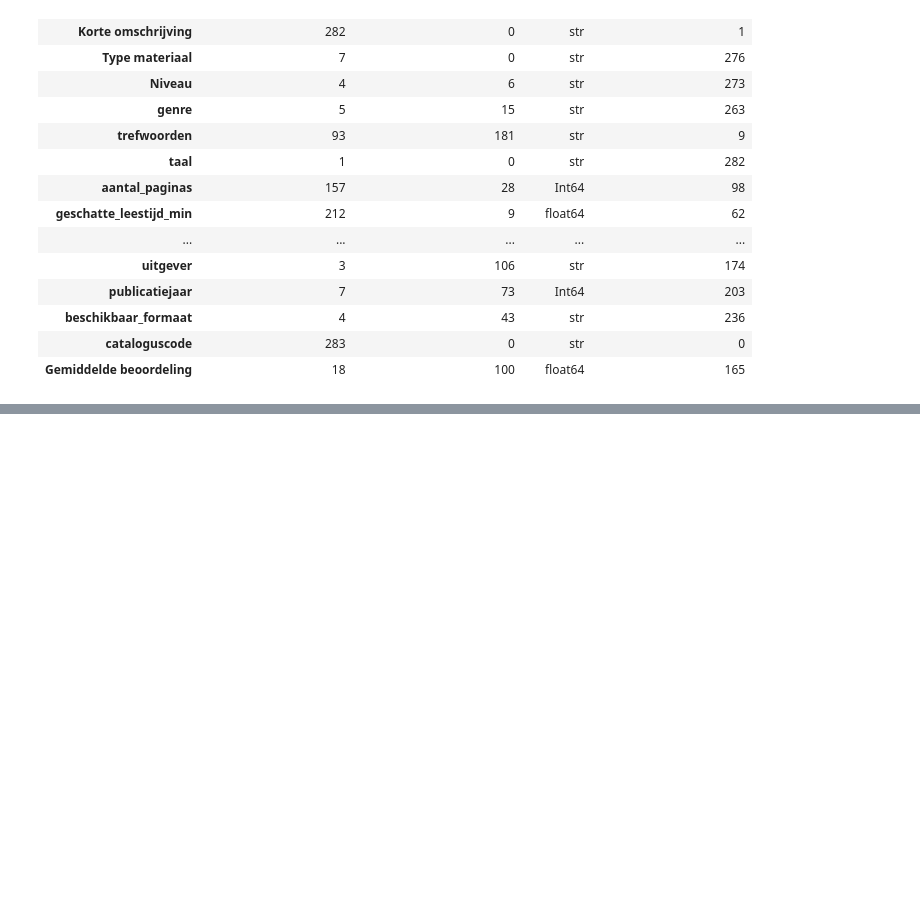
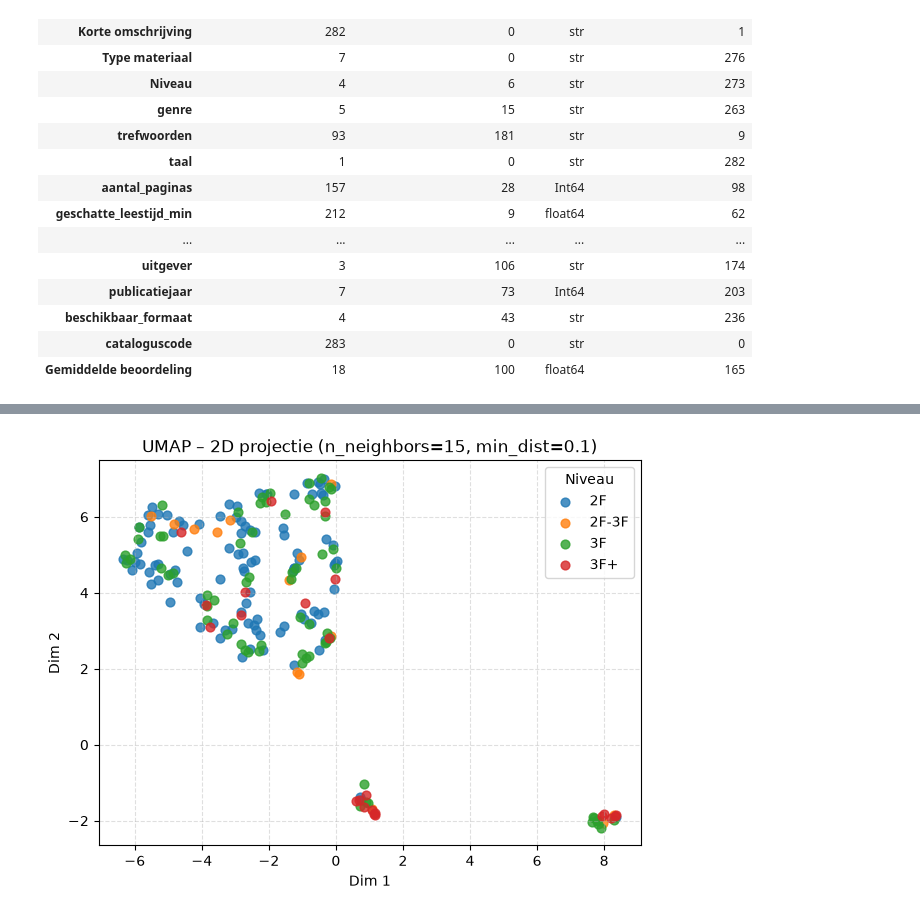
Before and after one commit to merijn1222/2.2Notebooks, a Jupyter notebook: LeesmateriaalAnalyse.ipynb, the cells around one changed output, grey strips where cells are left out. Saved outputs shown, nothing was run; the diff lists cells and outputs as text; code cells hidden in the pictures; blank space fills up the shorter version.

Commit message:
PCA, t-SNE en UMAP analyses

```diff
--- a/LeesmateriaalAnalyse.ipynb
+++ b/LeesmateriaalAnalyse.ipynb
@@ -216,0 +388,10 @@ df[[kolom, "Titel"]][df[kolom].duplicated(keep=False) & df[kolom].notna()].sort_
+# %%
+# --- UMAP: snel en behoudt lokale + deels globale structuur ---
+import umap
+
+umap_model = umap.UMAP(n_neighbors=15, min_dist=0.1, random_state=42)
+X_umap = umap_model.fit_transform(X_scaled)
+
+plot_2d(X_umap, "UMAP – 2D projectie (n_neighbors=15, min_dist=0.1)", "Dim 1", "Dim 2")
+# %% [output]
+[figure, added]
```
Also changed, not shown: parts of 8 cells of this notebook.
